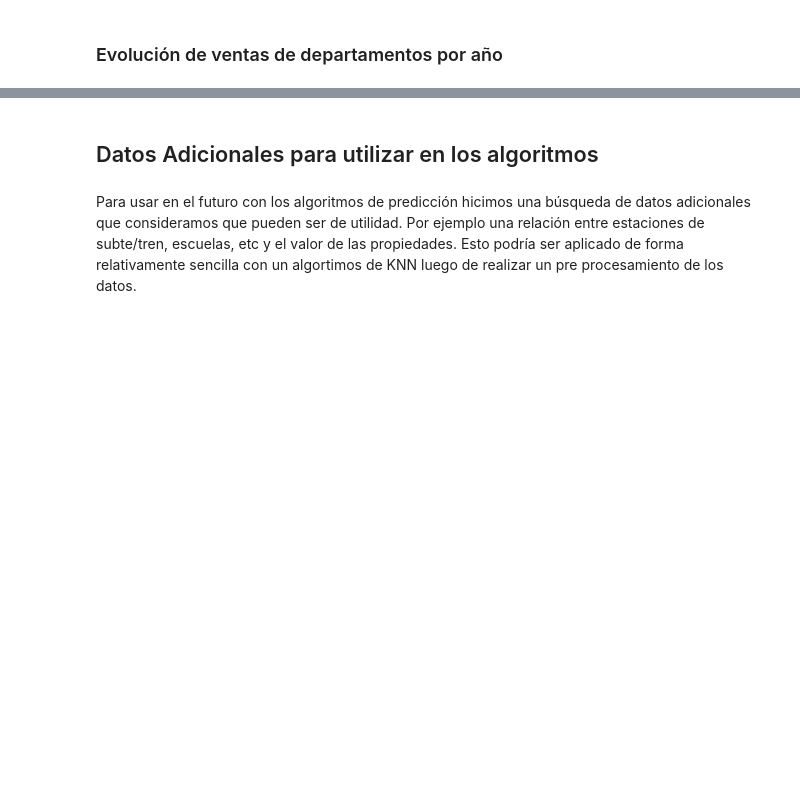
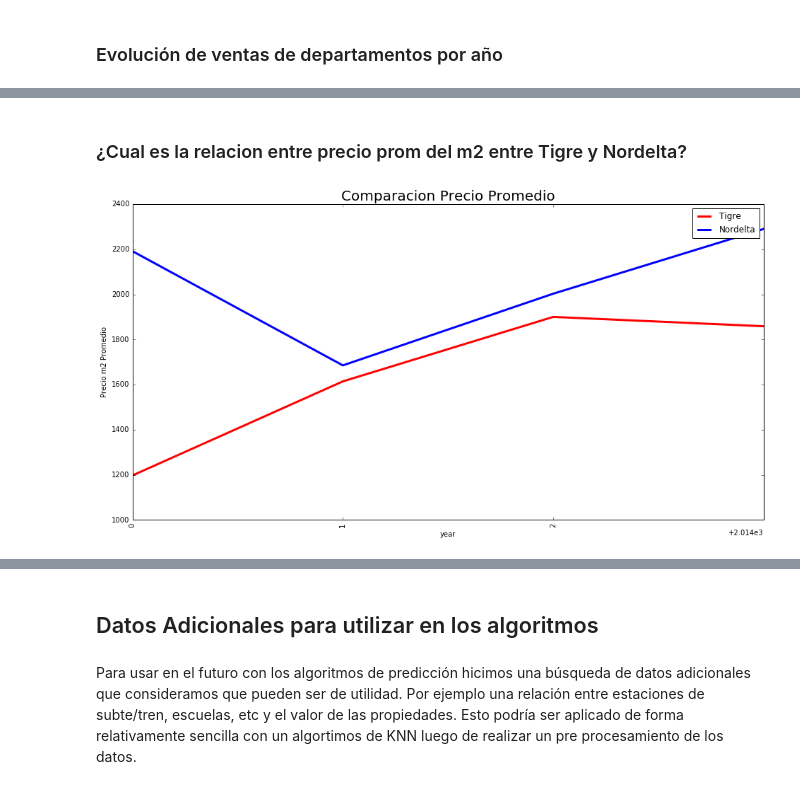
Before and after one commit to DanielMankowski/Data-Scients, a Jupyter notebook: TP 1.ipynb, the cells around one changed output, grey strips where cells are left out. Drawn from its saved outputs; the diff is of its cells as text; code cells hidden in the pictures; blank space fills up the shorter version.

```diff
--- a/TP 1.ipynb
+++ b/TP 1.ipynb
@@ -166,4 +332,5 @@ print(prop_zn.describe())
 # %%
 # De la ejecucion anterior notamos que tanto el max como el minimo son valores poco probables para
 # el precio del m2 por lo que filtraremos utilazando como criterio la distribucion de los datos
-prop_zn = prop_zn[(prop_zn['price_usd_per_m2'] > 300) & prop_zn['price_usd_per_m2'] < 3500]
+prop_zn = prop_zn[(prop_zn['price_usd_per_m2'] > 300) & ( prop_zn['price_usd_per_m2'] < 10000 )]
+print(prop_zn.describe())
@@ -169,0 +347,23 @@ prop_zn = prop_zn[(prop_zn['price_usd_per_m2'] > 300) & prop_zn['price_usd_per_m
+# %% [markdown]
+### ¿Cual es la relacion entre precio prom del m2 entre Tigre y Nordelta?
+# %%
+# Veamos la comparacion de precio promedio del metro cuadrado de Tigre vs San Fernando
+%matplotlib inline
+plt.figure()
+
+plt.title('Comparacion Precio Promedio', fontsize=20)
+plt.ylabel('Precio m2 Promedio', fontsize=10)
+plt.xlabel('Anio', fontsize=10)
+prop_zn.loc[prop_zn['place_name'] == 'Tigre' , ['place_name' , 'price_usd_per_m2','year'] ]\
+             .groupby('year').mean()\
+             .loc[:,'price_usd_per_m2']\
+             .plot.line(color='red',   rot=90, xticks=range(2014,2017), linewidth=3,figsize=(16,8), alpha=1,label='Tigre');
+
+prop_zn.loc[prop_zn['place_name'] == 'Nordelta' , ['place_name' , 'price_usd_per_m2','year'] ]\
+             .groupby('year').mean()\
+             .loc[:,'price_usd_per_m2']\
+             .plot.line(color='blue',   rot=90, xticks=range(2014,2017), linewidth=3,figsize=(16,8), alpha=1,label='Nordelta');
+
+plt.legend();
+# %% [output]
+[figure, added]
```
Also changed, not shown: parts of 46 cells of this notebook.
